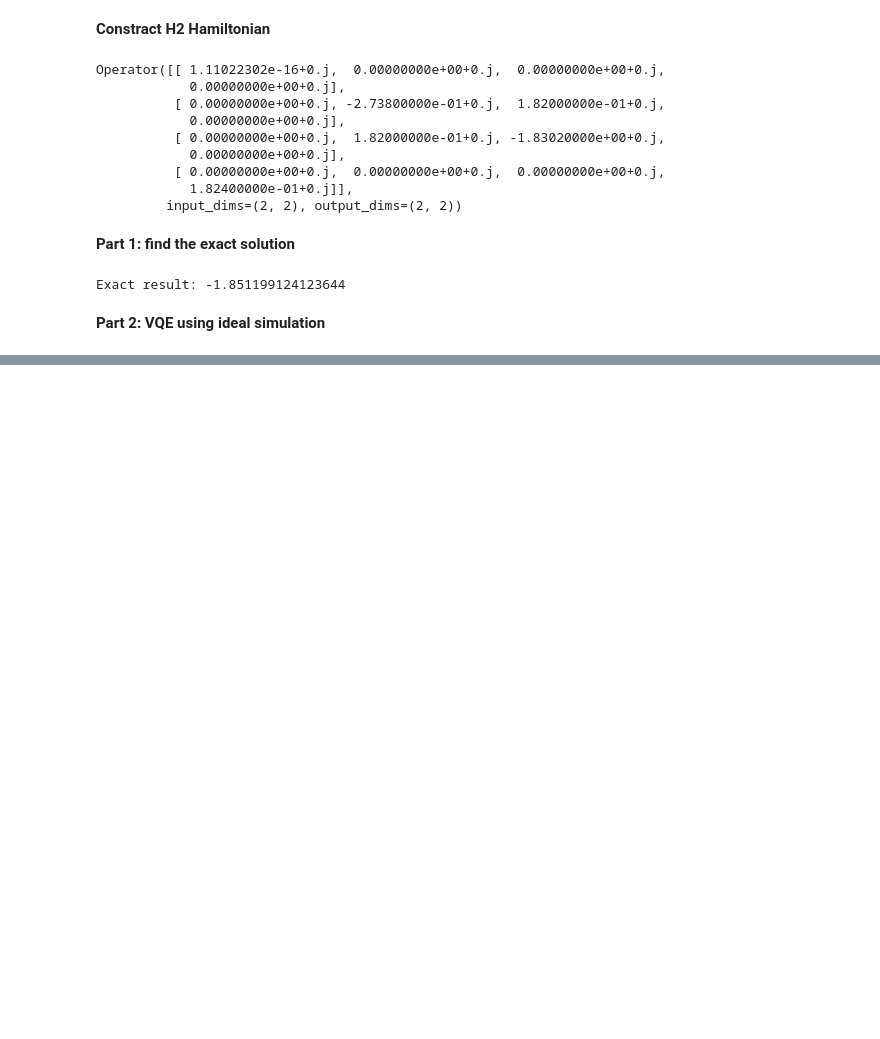
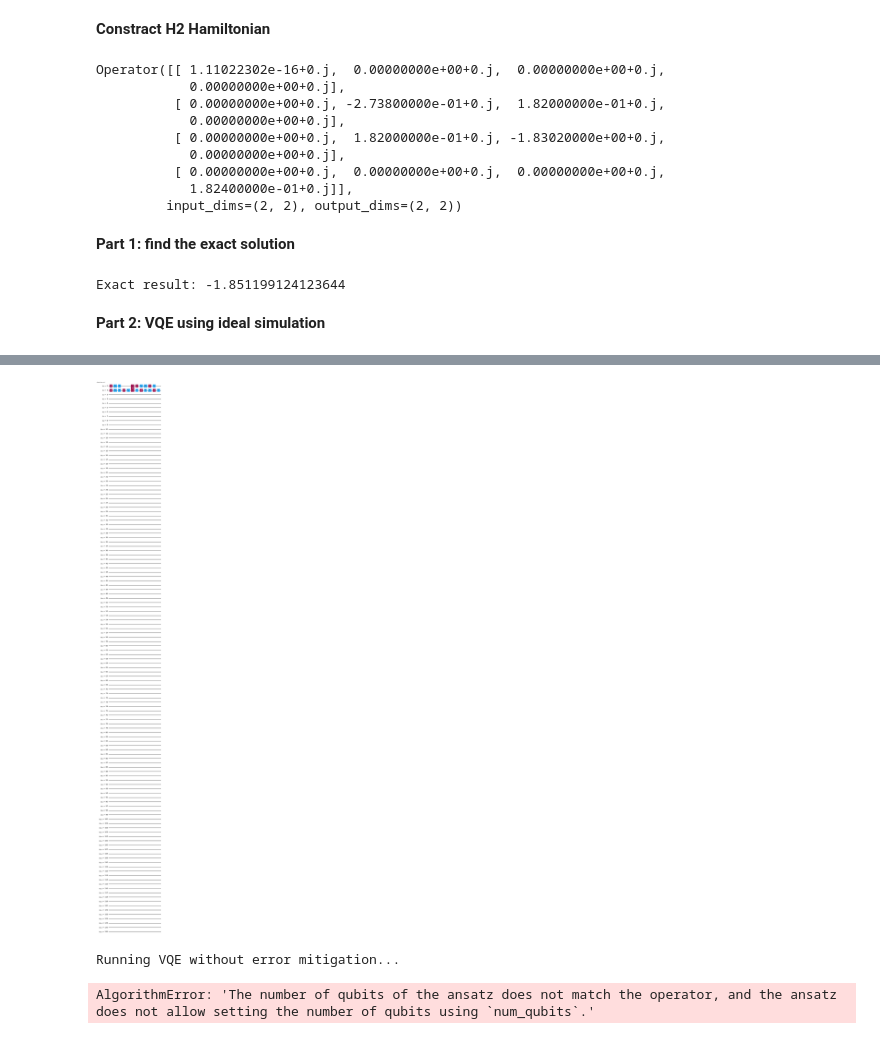
Before and after one commit to Dekel23/QML, a Jupyter notebook: vqe_hw2.ipynb, the cells around one changed output, grey strips where cells are left out. Drawn from its saved outputs; the diff is of its cells as text; code cells hidden in the pictures; blank space fills up the shorter version.

Commit message:
part3 done, part4 errors

```diff
--- a/vqe_hw2.ipynb
+++ b/vqe_hw2.ipynb
@@ -141,0 +211,21 @@ Error: 3.870723519483477e-09
+# %%
+try:
+    provider = IBMProvider(token=my_token)
+    print("Successfully loaded IBM Quantum account.")
+except:
+    IBMProvider.save_account(token=my_token, instance="ibm-q/open/main", overwrite=True)
+    provider = IBMProvider(token=my_token)
+    print("Saved and loaded IBM Quantum account.")
+
+service = QiskitRuntimeService(channel="ibm_quantum", token=my_token)
+
+# Print available backends (optional)
+# for backend in service.backends():
+#   print(f"Name: {backend.name}, Qubits: {backend.configuration().n_qubits}, Simulator: {backend.configuration().simulator}")
+
+backend = service.least_busy(min_num_qubits=2, filters=lambda x: x.configuration().n_qubits >= 2)
+if backend is None:
+    print("No suitable backend found. Please adjust filter criteria or try again later.")
+    exit()
+
+print(f"Using BackEnd {backend.name}")
@@ -141,0 +236,56 @@ Error: 3.870723519483477e-09
+# %%
+# from qiskit import QuantumCircuit
+
+ansatz = ansatz_2local()
+
+# def embed_ansatz(ansatz, target_qubits, total_qubits):
+#     embedded_circuit = QuantumCircuit(total_qubits)
+#     embedded_circuit.compose(ansatz, qubits=target_qubits, inplace=True)
+#     return embedded_circuit
+
+# target_qubits = [0, 1]
+# embedded_ansatz = embed_ansatz(ansatz, target_qubits, total_qubits=backend.num_qubits)
+transpiled_circuit = transpile(ansatz, backend=backend)
+transpiled_circuit.draw('mpl')
+# %% [output]
+[figure, added]
+# %%
+optimizer = COBYLA(maxiter=200)
+
+def run_vqe_hardware(use_mitigation=False):
+    with Session(service=service, backend=backend) as session:
+        # Set up options
+        options = Options()
+        options.optimization_level = 1
+        options.resilience_level = 1 if use_mitigation else 0
+        options.execution.shots = 10**4
+
+        # Create the estimator
+        estimator = RuntimeEstimator(session=session, options=options)
+
+        # Run VQE
+        vqe = VQE(estimator=estimator, ansatz=transpiled_circuit, optimizer=optimizer)
+        operator = SparsePauliOp.from_operator(H2)
+        result = vqe.compute_minimum_eigenvalue(operator=operator)
+
+        return result.eigenvalue.real
+
+# Run VQE without error mitigation
+print("Running VQE without error mitigation...")
+energy_no_mitigation = run_vqe_hardware(use_mitigation=False)
+print(f"Ground state energy without mitigation: {energy_no_mitigation}")
+
+# Run VQE with error mitigation
+print("Running VQE with error mitigation...")
+energy_with_mitigation = run_vqe_hardware(use_mitigation=True)
+print(f"Ground state energy with mitigation: {energy_with_mitigation}")
+
+# Calculate errors
+error_no_mitigation = abs(energy_no_mitigation - min_eigenvalue)
+error_with_mitigation = abs(energy_with_mitigation - min_eigenvalue)
+
+print(f"Error without mitigation: {error_no_mitigation}")
+print(f"Error with mitigation: {error_with_mitigation}")
+# %% [output]
+Running VQE without error mitigation...
+AlgorithmError: 'The number of qubits of the ansatz does not match the operator, and the ansatz does not allow setting the number of qubits using `num_qubits`.'
```
Also changed, not shown: parts of 9 cells of this notebook.
